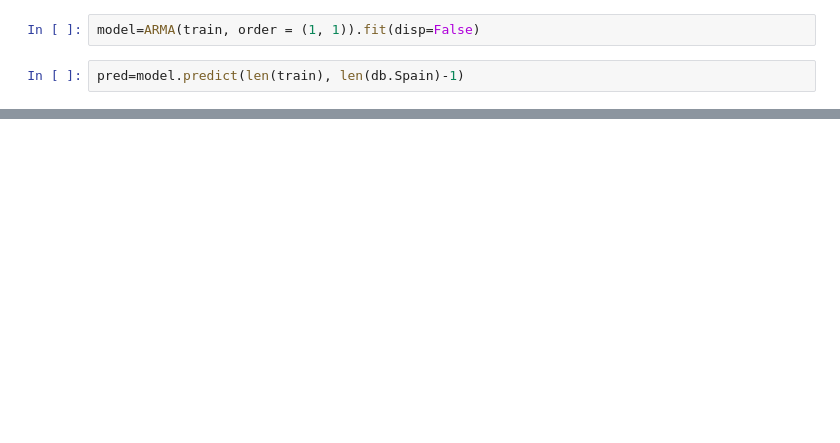
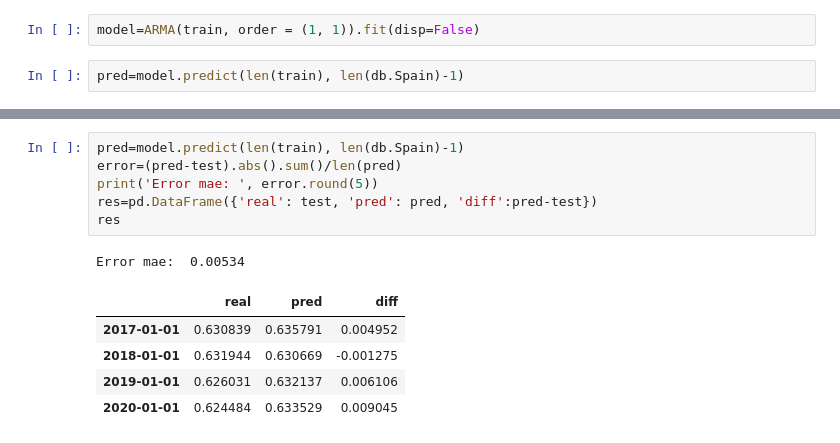
Before and after one commit to mikelvallejo/chameleon-pricing, a Jupyter notebook: forecast.ipynb, the cells around one changed output, grey strips where cells are left out. Saved outputs shown, nothing was run; the diff lists cells and outputs as text; blank space fills up the shorter version.

```diff
--- a/forecast.ipynb
+++ b/forecast.ipynb
@@ -125,0 +136,13 @@ Error mae:  0.03613
+# %%
+pred=model.predict(len(train), len(db.Spain)-1)
+error=(pred-test).abs().sum()/len(pred)
+print('Error mae: ', error.round(5))
+res=pd.DataFrame({'real': test, 'pred': pred, 'diff':pred-test})
+res
+# %% [output]
+Error mae:  0.00534
+|  | real | pred | diff |
+| 2017-01-01 | 0.630839 | 0.635791 | 0.004952 |
+| 2018-01-01 | 0.631944 | 0.630669 | -0.001275 |
+| 2019-01-01 | 0.626031 | 0.632137 | 0.006106 |
+| 2020-01-01 | 0.624484 | 0.633529 | 0.009045 |
```
Also changed, not shown: parts of 7 cells of this notebook.
